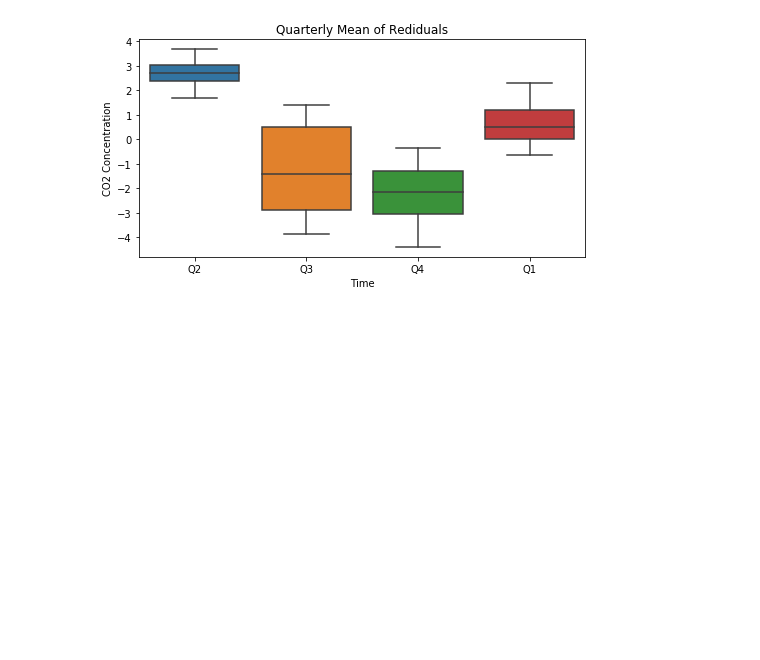
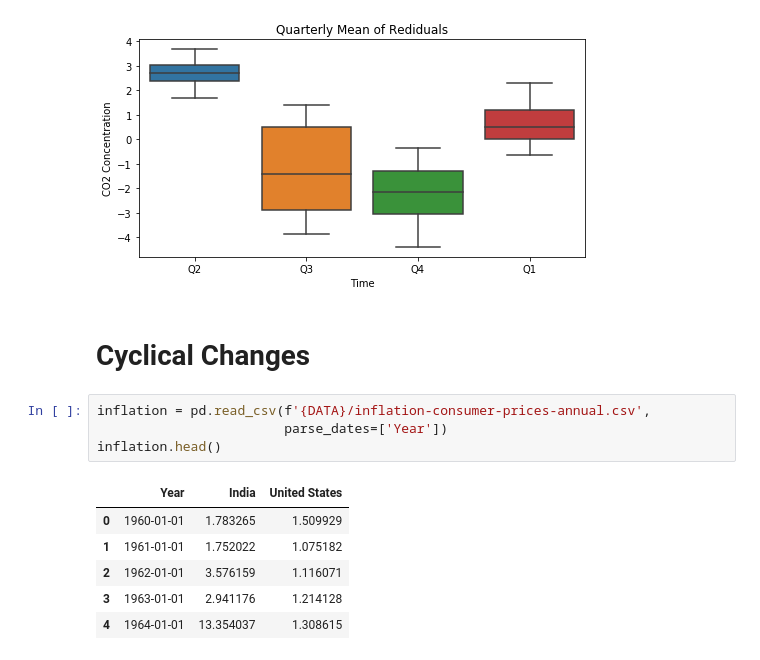
Before and after one commit to damiansp/TS, a Jupyter notebook: python/practical_TSA/01_basics/internal_structure_of_TS.py.ipynb, the cells around one changed output. Drawn from its saved outputs; the diff is of its cells as text; blank space fills up the shorter version.

```diff
--- a/python/practical_TSA/01_basics/internal_structure_of_TS.py.ipynb
+++ b/python/practical_TSA/01_basics/internal_structure_of_TS.py.ipynb
@@ -100,3 +100,16 @@ g.set_xlabel('Time')
 g.set_ylabel('CO2 Concentration');
 # %% [output]
 [figure]
+# %% [markdown]
+# Cyclical Changes
+# %%
+inflation = pd.read_csv(f'{DATA}/inflation-consumer-prices-annual.csv',
+                        parse_dates=['Year'])
+inflation.head()
+# %% [output]
+|  | Year | India | United States |
+| 0 | 1960-01-01 | 1.783265 | 1.509929 |
+| 1 | 1961-01-01 | 1.752022 | 1.075182 |
+| 2 | 1962-01-01 | 3.576159 | 1.116071 |
+| 3 | 1963-01-01 | 2.941176 | 1.214128 |
+| 4 | 1964-01-01 | 13.354037 | 1.308615 |
```
Also changed, not shown: parts of 1 cell of this notebook.
